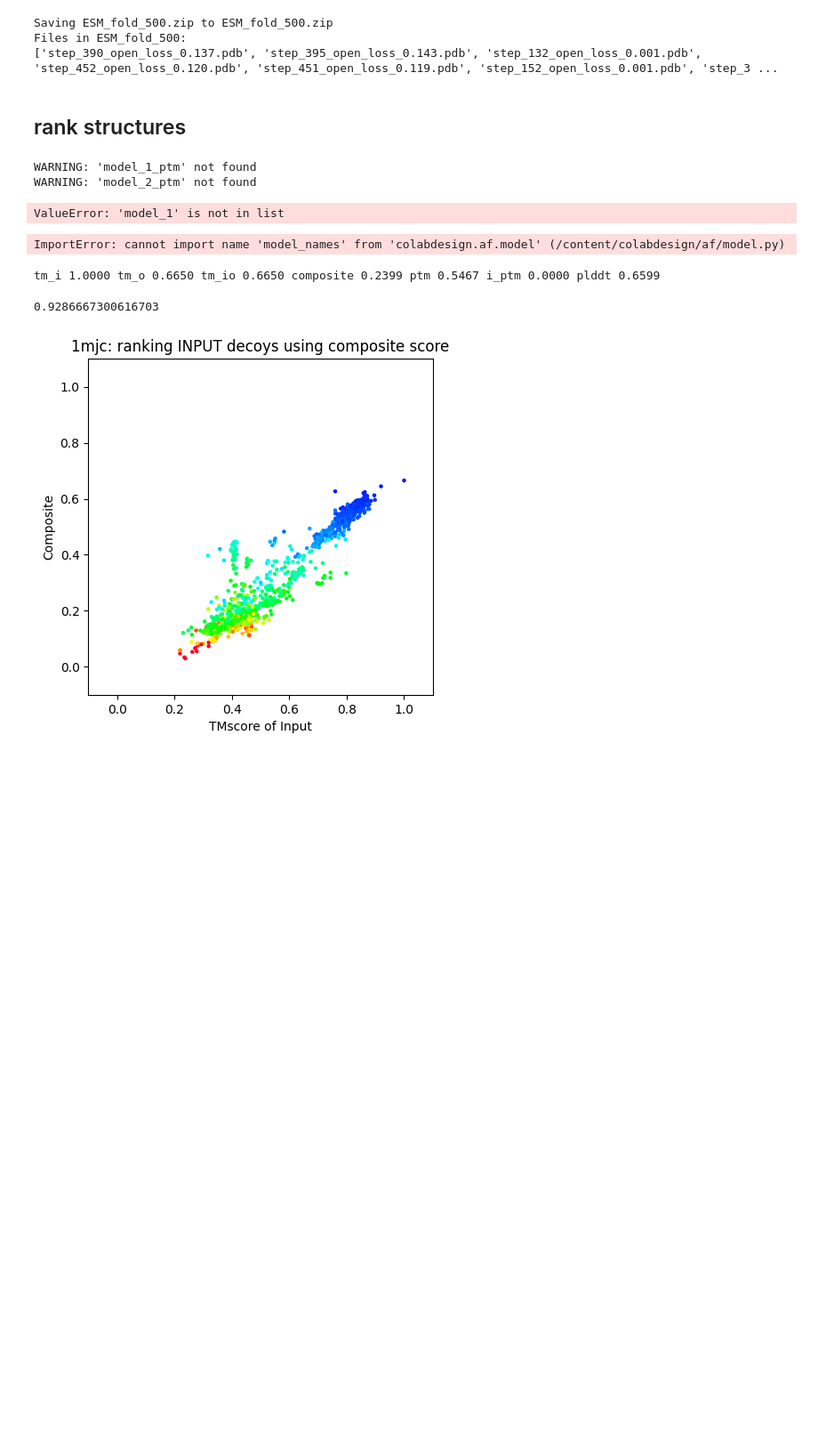
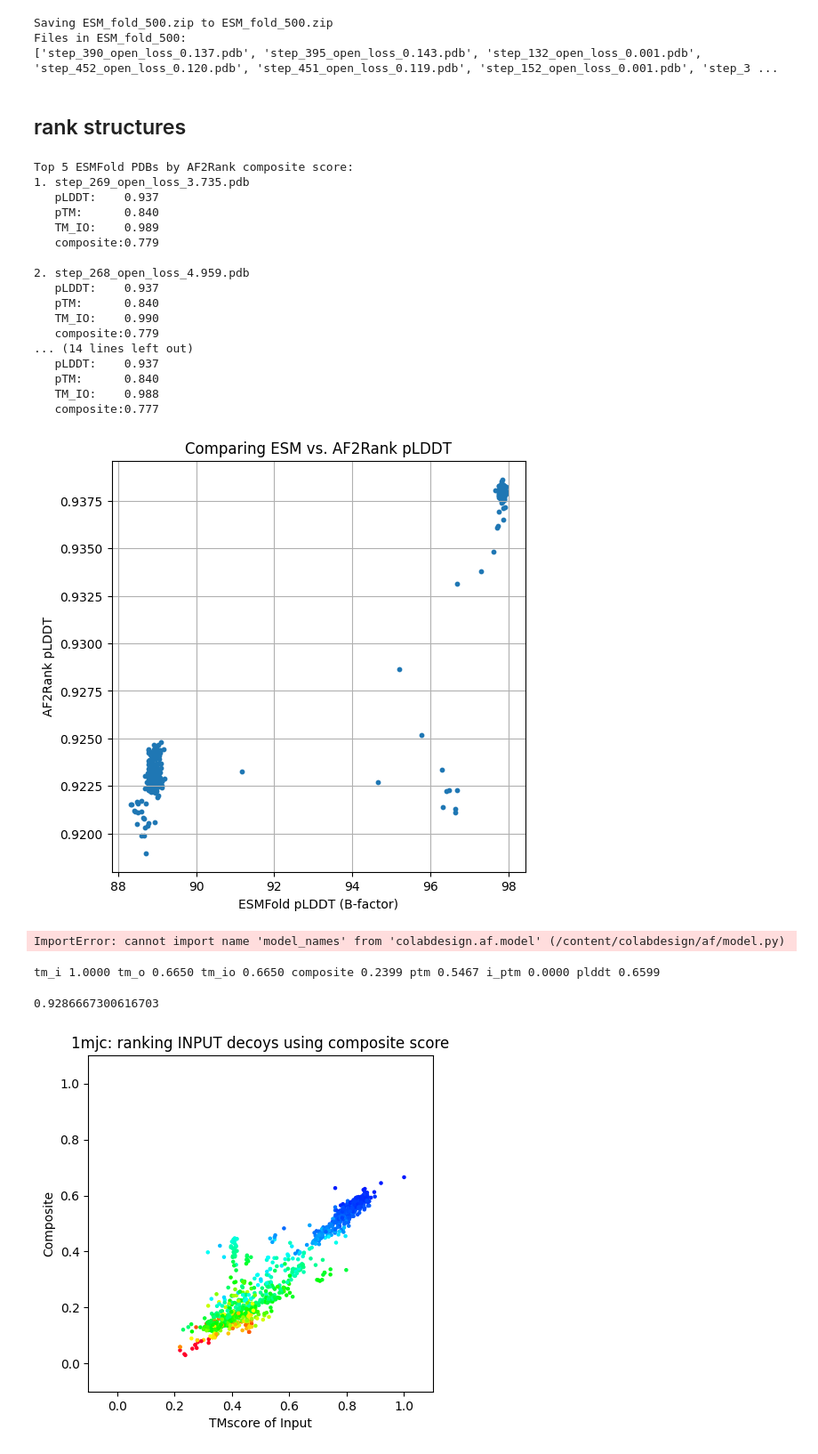
Before and after one commit to JHYUIHGY/WS_lab, a Jupyter notebook: af/examples/AF2Rank.ipynb, the cells around one changed output. Shown at 89% size. Cells and saved outputs as stored; diff of their text form; code cells hidden in the pictures; blank space fills up the shorter version.

Commit message:
Had a complete rank of ESMFold using AF2Rank

```diff
--- a/af/examples/AF2Rank.ipynb
+++ b/af/examples/AF2Rank.ipynb
@@ -225,7 +225,7 @@ SETTINGS = {"rm_seq":mask_sequence,
             "rm_ic":mask_interchain,
             "recycles":int(recycles),
             "iterations":int(iterations),
-            "model_name": "model_1"}
+            "model_name": model_name}
 # %%
 from google.colab import files
 import zipfile
@@ -249,11 +249,11 @@ Files in ESM_fold_500:
 # %% [markdown]
 ## rank structures
 # %%
-ESM_FOLDER = "ESM_fold_500"  # folder with your ESMFold .pdb files
-CHAIN = "A"                  # or multiple chain IDs if needed
-save_output_pdbs = False     # True to save the new AF2 output PDBs
+ESM_FOLDER = "ESM_fold_500"
+CHAIN = "A"
+save_output_pdbs = False
 
-# HELPER: Read ESM pLDDT from the B-factor
+# HELPER function from Hannah: Read ESM pLDDT from the B-factor
 def read_plddt_from_pdb(pdb_file):
     vals = []
     with open(pdb_file, 'r') as f:
@@ -272,7 +272,7 @@ first_pdb = os.path.join(ESM_FOLDER, pdb_files[0])
 af = af2rank(
     pdb=first_pdb,
     chain=CHAIN,
-    model_name= "model_1" # Just making it run by removing _ptm
+    model_name=SETTINGS["model_name"]
 )
 
 SCORES = []
@@ -309,36 +309,51 @@ SCORES.sort(key=lambda x: x["composite"], reverse=True)
 
 print("Top 5 ESMFold PDBs by AF2Rank composite score:")
 for i,score in enumerate(SCORES[:5], start=1):
     print(f"{i}. {score['id']}")
     print(f"   pLDDT:    {score['plddt']:.3f}")
     print(f"   pTM:      {score['ptm']:.3f}")
     print(f"   TM_IO:    {score['tm_io']:.3f}")
     print(f"   composite:{score['composite']:.3f}\n")
 
 # Compare pLDDT from ESM vs. AF2
 
 import matplotlib.pyplot as plt
 
 esm_plddt_vals = []
 af2_plddt_vals = []
 
 for entry in SCORES:
     pdb_name = entry["id"]
     pdb_path = os.path.join(ESM_FOLDER, pdb_name)
     esm_plddt_vals.append(read_plddt_from_pdb(pdb_path))
     af2_plddt_vals.append(entry["plddt"])
 
 plt.figure(figsize=(6,6))
 plt.scatter(esm_plddt_vals, af2_plddt_vals, s=10)
 plt.xlabel("ESMFold pLDDT (B-factor)")
 plt.ylabel("AF2Rank pLDDT")
 plt.title("Comparing ESM vs. AF2Rank pLDDT")
 plt.grid(True)
 plt.show()
 # %% [output]
-WARNING: 'model_1_ptm' not found
-WARNING: 'model_2_ptm' not found
+Top 5 ESMFold PDBs by AF2Rank composite score:
+1. step_269_open_loss_3.735.pdb
+   pLDDT:    0.937
+   pTM:      0.840
+   TM_IO:    0.989
+   composite:0.779
+
+2. step_268_open_loss_4.959.pdb
+   pLDDT:    0.937
+   pTM:      0.840
+   TM_IO:    0.990
+   composite:0.779
+... (14 lines left out)
+   pLDDT:    0.937
+   pTM:      0.840
+   TM_IO:    0.988
+   composite:0.777
-ValueError: 'model_1' is not in list
+[figure, added]
 # %%
 from colabdesign.af.model import model_names
 print(model_names)
```
